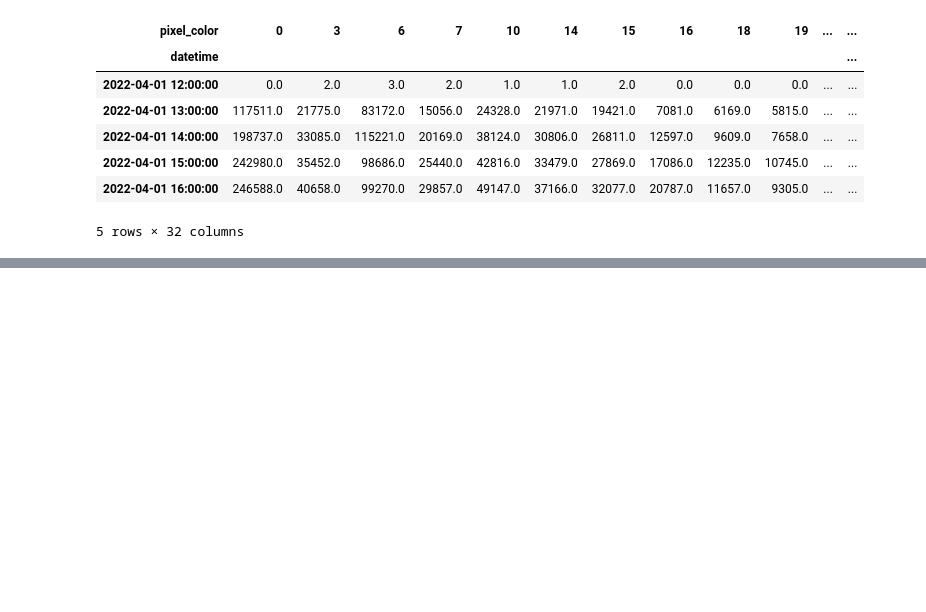
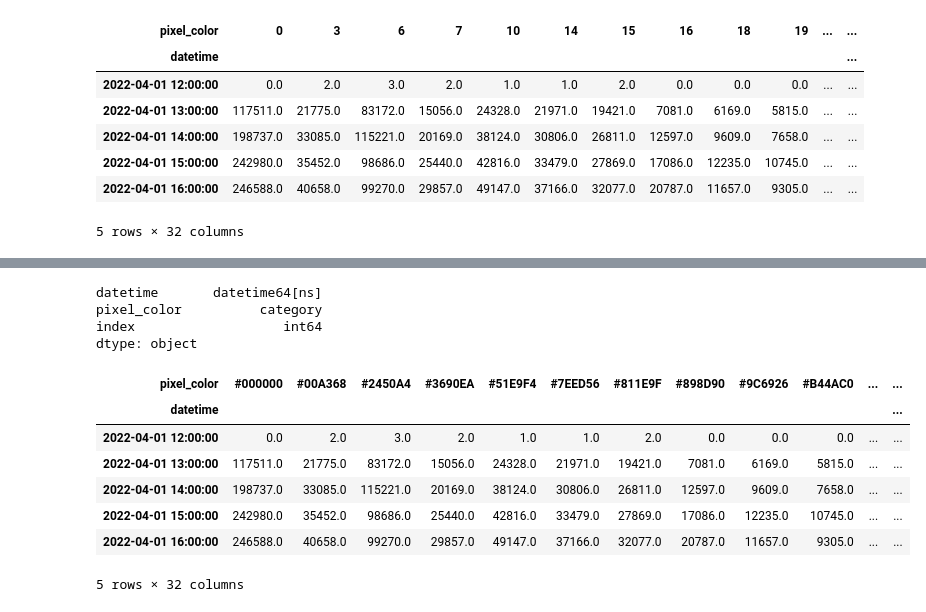
Before and after one commit to Denis-Iv/Analyzing-Social-Experiment, a Jupyter notebook: optimize_data.ipynb, the cells around one changed output, grey strips where cells are left out. Saved outputs shown, nothing was run; the diff lists cells and outputs as text; code cells hidden in the pictures; blank space fills up the shorter version.

```diff
--- a/optimize_data.ipynb
+++ b/optimize_data.ipynb
@@ -175,0 +157,3 @@ ddf_pivoted.to_csv('..\\data\\raw\\2022_place_canvas_history_pivoted.csv', singl
+# %%
+ddf_test = dd.read_csv('..\\data\\raw\\2022_place_canvas_history_mod.csv')
+ddf_test.head()
@@ -175,0 +167,6 @@ ddf_pivoted.to_csv('..\\data\\raw\\2022_place_canvas_history_pivoted.csv', singl
+# %%
+ddf_test = ddf_test.drop(['Unnamed: 0', 'coordinate'], axis=1)
+ddf_test = ddf_test.rename(columns={'timestamp': 'datetime'})
+ddf_test['datetime'] = ddf_test['datetime'].map(parse_timestamp)
+ddf_test['index'] = ddf_test.index
+ddf_test.head()
@@ -175,0 +180,21 @@ ddf_pivoted.to_csv('..\\data\\raw\\2022_place_canvas_history_pivoted.csv', singl
+# %%
+ddf_test['pixel_color'] = ddf_test['pixel_color'].astype('category')
+ddf_test['pixel_color'] = ddf_test.pixel_color.cat.as_known()
+ddf_test.dtypes
+# %% [output]
+datetime       datetime64[ns]
+pixel_color          category
+index                   int64
+dtype: object
+# %%
+ddf_test = ddf_test.pivot_table(index='datetime', columns='pixel_color', values='pixel_color', aggfunc='count')
+ddf_test.head()
+# %% [output]
+| pixel_color | #000000 | #00A368 | #2450A4 | #3690EA | #51E9F4 | #7EED56 | #811E9F | #898D90 | #9C6926 | #B44AC0 | ... | ... |
+| datetime |  |  |  |  |  |  |  |  |  |  |  | ... |
+| 2022-04-01 12:00:00 | 0.0 | 2.0 | 3.0 | 2.0 | 1.0 | 1.0 | 2.0 | 0.0 | 0.0 | 0.0 | ... | ... |
+| 2022-04-01 13:00:00 | 117511.0 | 21775.0 | 83172.0 | 15056.0 | 24328.0 | 21971.0 | 19421.0 | 7081.0 | 6169.0 | 5815.0 | ... | ... |
+| 2022-04-01 14:00:00 | 198737.0 | 33085.0 | 115221.0 | 20169.0 | 38124.0 | 30806.0 | 26811.0 | 12597.0 | 9609.0 | 7658.0 | ... | ... |
+| 2022-04-01 15:00:00 | 242980.0 | 35452.0 | 98686.0 | 25440.0 | 42816.0 | 33479.0 | 27869.0 | 17086.0 | 12235.0 | 10745.0 | ... | ... |
+| 2022-04-01 16:00:00 | 246588.0 | 40658.0 | 99270.0 | 29857.0 | 49147.0 | 37166.0 | 32077.0 | 20787.0 | 11657.0 | 9305.0 | ... | ... |
+5 rows × 32 columns
```
Also changed, not shown: parts of 17 cells of this notebook, 3 other files.
